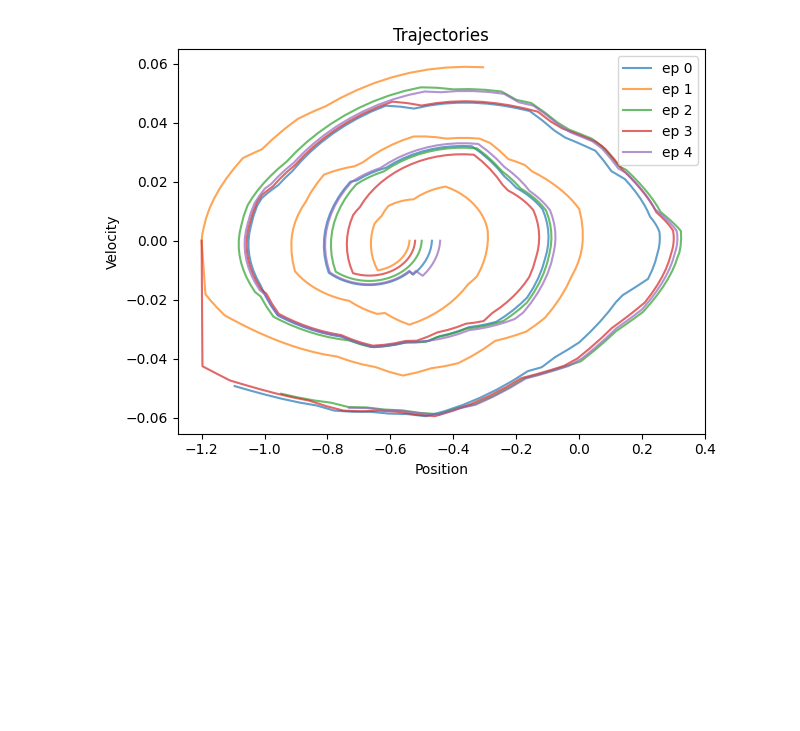
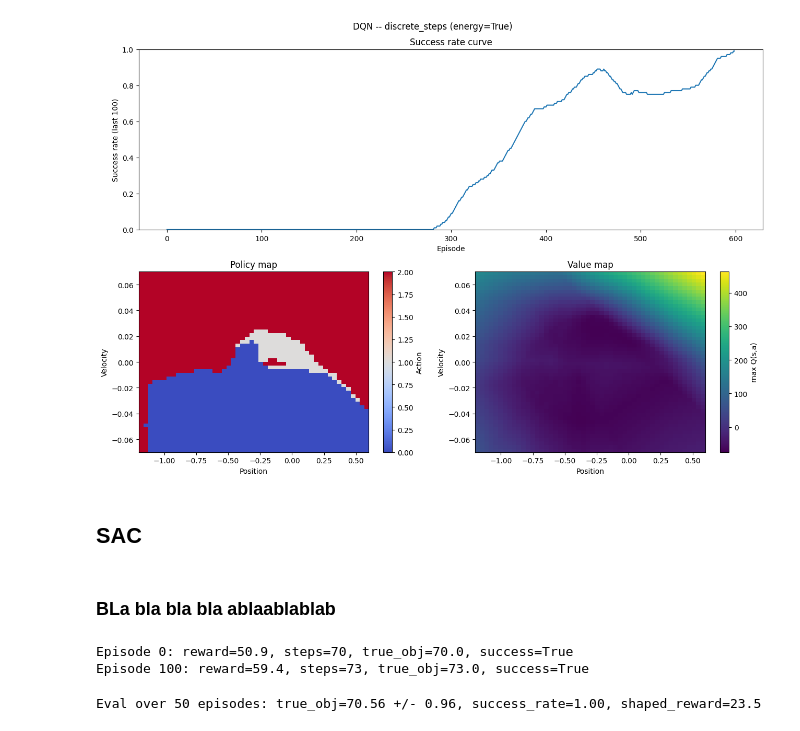
Before and after one commit to rue-da/mountain-car, a Jupyter notebook: notebooks/main.ipynb, the cells around one changed output. Saved outputs shown, nothing was run; the diff lists cells and outputs as text; code cells hidden in the pictures; blank space fills up the shorter version.

```diff
--- a/notebooks/main.ipynb
+++ b/notebooks/main.ipynb
@@ -26,0 +89,21 @@ Episode 900: reward=-213.8, steps=200
+# %%
+dqn_env      = make_env(
+    D_VARIANT, seed=SEED,
+    energy_shaping=ENERGY_SHAPING, energy_scale=ENERGY_SCALE,
+    best_pos_shaping=BEST_POS_SHAPING,
+    goal_bonus=GOAL_BONUS,
+)
+dqn_eval_env = make_env(D_VARIANT, seed=SEED + 100)
+
+dqn_agent = DQNAgent(
+    dqn_env,
+    lr=1e-3,
+    gamma=0.99,
+    epsilon=0.7, epsilon_min=0, decay_steps=100_000,
+    buffer_size=50_000,
+    batch_size=100,
+    warmup=2500,
+    target_update=500,
+    hidden=64,
+    seed=SEED,
+)
@@ -39,4 +132,16 @@ plots.policy_map(agent, env)
-# %%
-plots.trajectory(results['trajectories'])
-# %% [output]
-[figure, removed]
+# %%
+dqn_data = pd.read_csv(f"../runs/dqn_discrete_steps/log.csv").to_dict("records")
+dqn_agent_plot = DQNAgent.load(f"saves/dqn_discrete_steps/agent.npz", dqn_eval_env)
+
+fig = plt.figure(figsize=(13, 9))
+ax_top = fig.add_subplot(2, 1, 1)
+ax_bl  = fig.add_subplot(2, 2, 3)
+ax_br  = fig.add_subplot(2, 2, 4)
+plots.success_rate_curve(dqn_data, ax=ax_top)
+plots.policy_map(dqn_agent_plot, dqn_eval_env, ax=ax_bl)
+plots.value_map(dqn_agent_plot, dqn_eval_env, ax=ax_br)
+fig.suptitle(f"DQN -- {D_VARIANT} (energy={ENERGY_SHAPING})")
+plt.tight_layout()
+plt.show()
+# %% [output]
+[figure, added]
@@ -42,0 +175,4 @@ plots.trajectory(results['trajectories'])
+# %% [markdown]
+## SAC
+# %% [markdown]
+### BLa bla bla bla ablaablablab
@@ -42,0 +197,17 @@ plots.trajectory(results['trajectories'])
+# %%
+sac_run = f"sac_{C_VARIANT}"
+log_run(sac_run, "SACAgent",
+        env_config={"variant": C_VARIANT, "seed": SEED,
+                    "energy_shaping": ENERGY_SHAPING, "energy_scale": ENERGY_SCALE,
+                    "best_pos_shaping": BEST_POS_SHAPING,
+                    "goal_bonus": GOAL_BONUS},
+        agent_config=sac_agent.get_config())
+sac_logger = trainer.run(sac_env, sac_agent, episodes=200, run_name=sac_run)
+sac_agent.save(f"saves/{sac_run}/agent")
+# %% [output]
+Episode 0: reward=50.9, steps=70, true_obj=70.0, success=True
+Episode 100: reward=59.4, steps=73, true_obj=73.0, success=True
+# %%
+sac_results = evaluator.evaluate(sac_eval_env, sac_agent, n=50, run_name=sac_run)
+# %% [output]
+Eval over 50 episodes: true_obj=70.56 +/- 0.96, success_rate=1.00, shaped_reward=23.5
```
Also changed, not shown: parts of 24 cells of this notebook, 32 other files.
